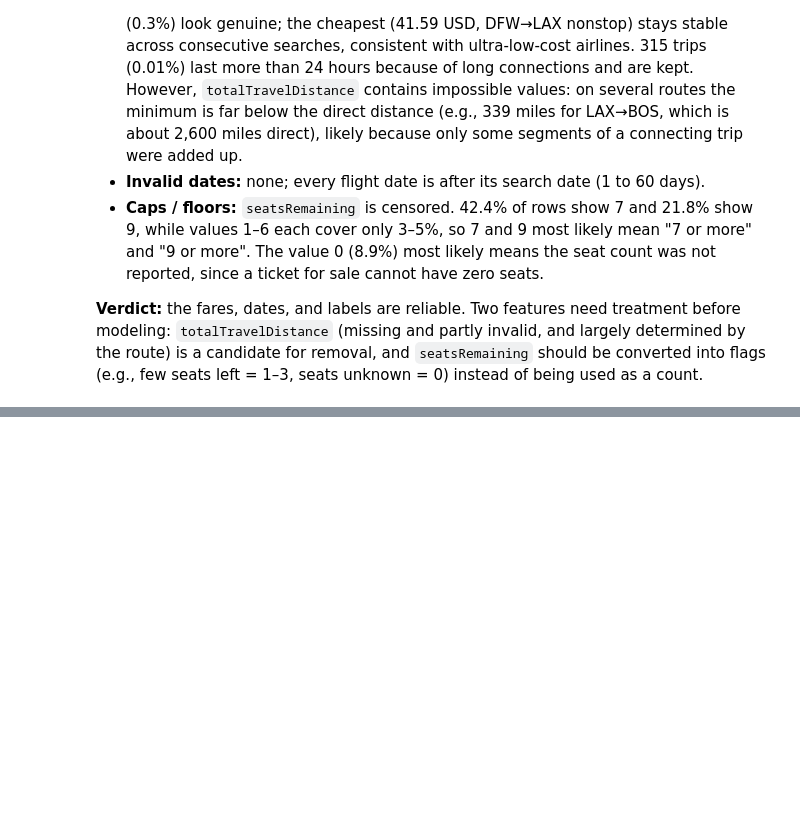
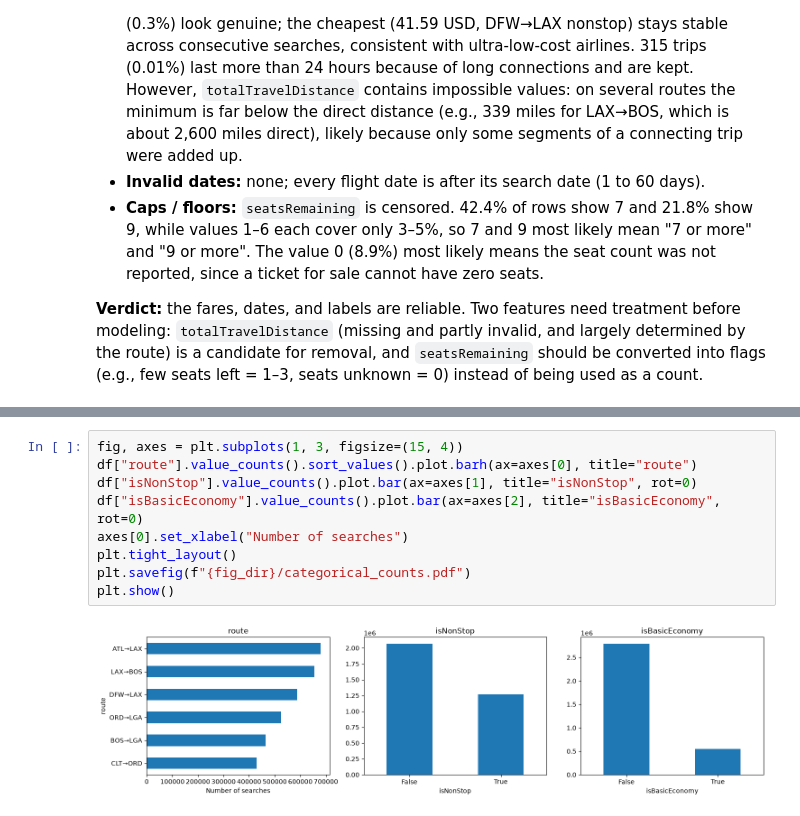
Before and after one commit to anitaroese/flight-price-prediction, a Jupyter notebook: 03_EDA.ipynb, the cells around one changed output, grey strips where cells are left out. Cells and saved outputs as stored; diff of their text form; blank space fills up the shorter version.

```diff
--- a/03_EDA.ipynb
+++ b/03_EDA.ipynb
@@ -232,0 +302,11 @@ df.nsmallest(5, "totalFare")[["route", "searchDate", "flightDate", "totalFare",
+# %%
+fig, axes = plt.subplots(1, 3, figsize=(15, 4))
+df["route"].value_counts().sort_values().plot.barh(ax=axes[0], title="route")
+df["isNonStop"].value_counts().plot.bar(ax=axes[1], title="isNonStop", rot=0)
+df["isBasicEconomy"].value_counts().plot.bar(ax=axes[2], title="isBasicEconomy", rot=0)
+axes[0].set_xlabel("Number of searches")
+plt.tight_layout()
+plt.savefig(f"{fig_dir}/categorical_counts.pdf")
+plt.show()
+# %% [output]
+[figure, added]
```
Also changed, not shown: parts of 14 cells of this notebook, 3 other files.
